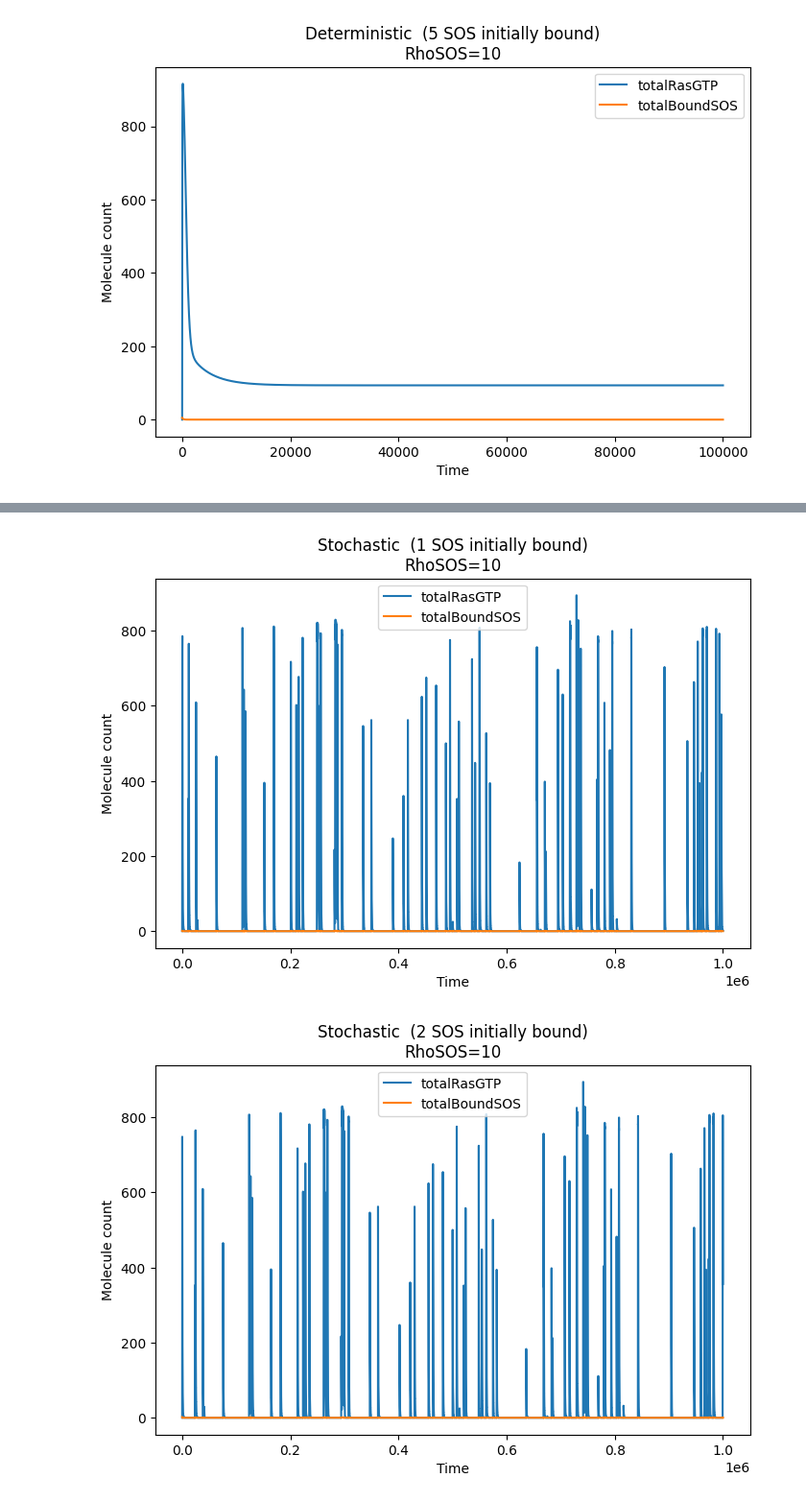
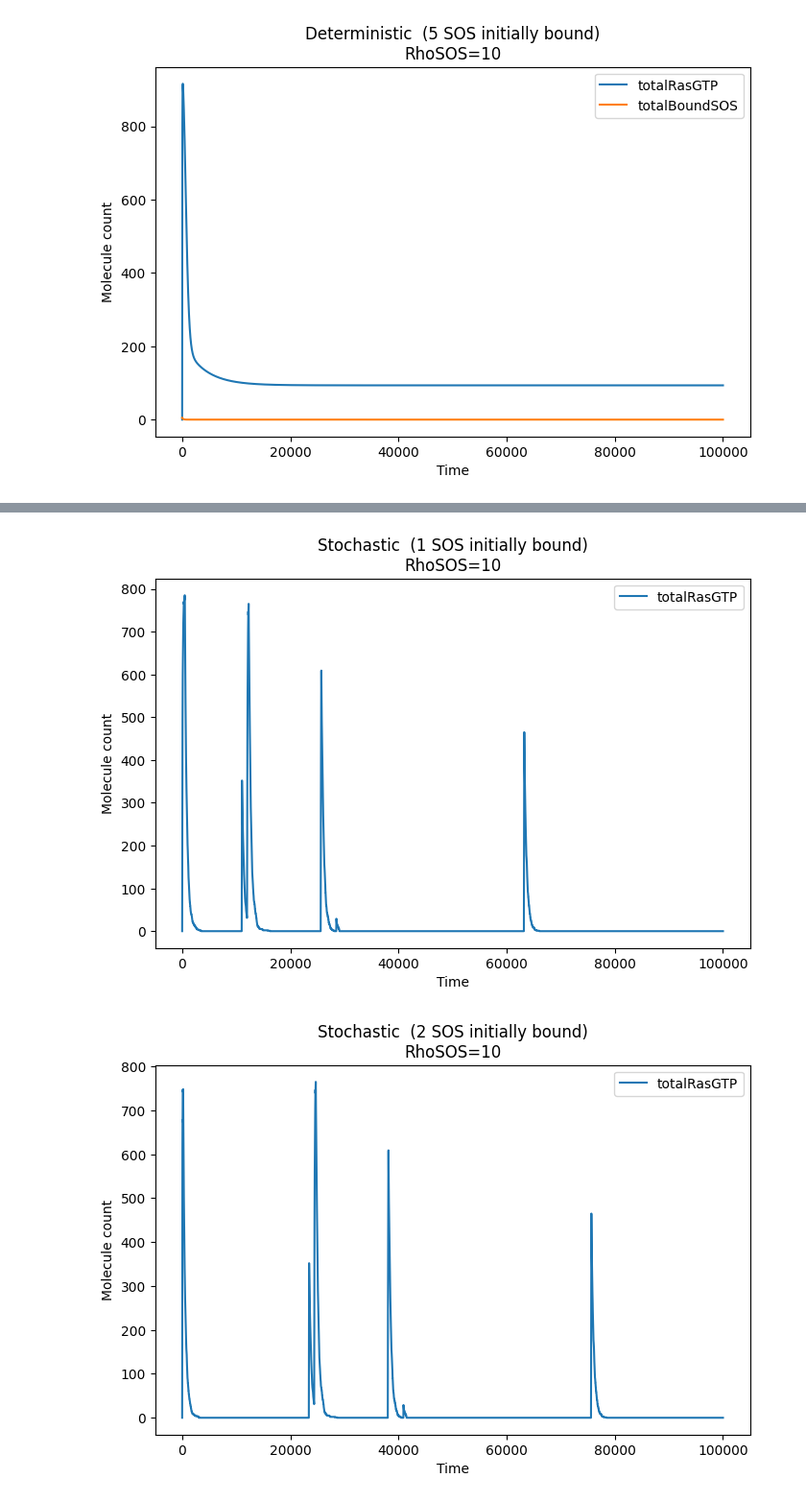
Before and after one commit to kyonosh/RasActivation-Simulator, a Jupyter notebook: timeSS.ipynb, the cells around one changed output, grey strips where cells are left out. Shown at 96% size. Drawn from its saved outputs; the diff is of its cells as text; code cells hidden in the pictures.

```diff
--- a/timeSS.ipynb
+++ b/timeSS.ipynb
@@ -332,8 +332,8 @@ RasTotal = 1000
 RhoSOS = 10 # SOS concentration to change
 n_bound_list = [0, 1, 2, 3, 4, 5]
 
-t_end = 1000000
-n_steps = 100000
+t_end = 100000
+n_steps = 10000
 
 for n_bound in n_bound_list:
 
@@ -363,7 +363,7 @@ for n_bound in n_bound_list:
     plt.figure(figsize=(8,5))
 
     plt.plot(traj[:, 0], traj[:, 1], label='totalRasGTP')
-    plt.plot(traj[:, 0], traj[:, 2], label='totalBoundSOS')
+    #plt.plot(traj[:, 0], traj[:, 2], label='totalBoundSOS')
 
     plt.xlabel('Time')
     plt.ylabel('Molecule count')
@@ -377,2 +377,2 @@ for n_bound in n_bound_list:
-[figure, old version]
+[figure, new version]
-[figure, old version]
+[figure, new version]
```
Also changed, not shown: parts of 10 cells of this notebook.
